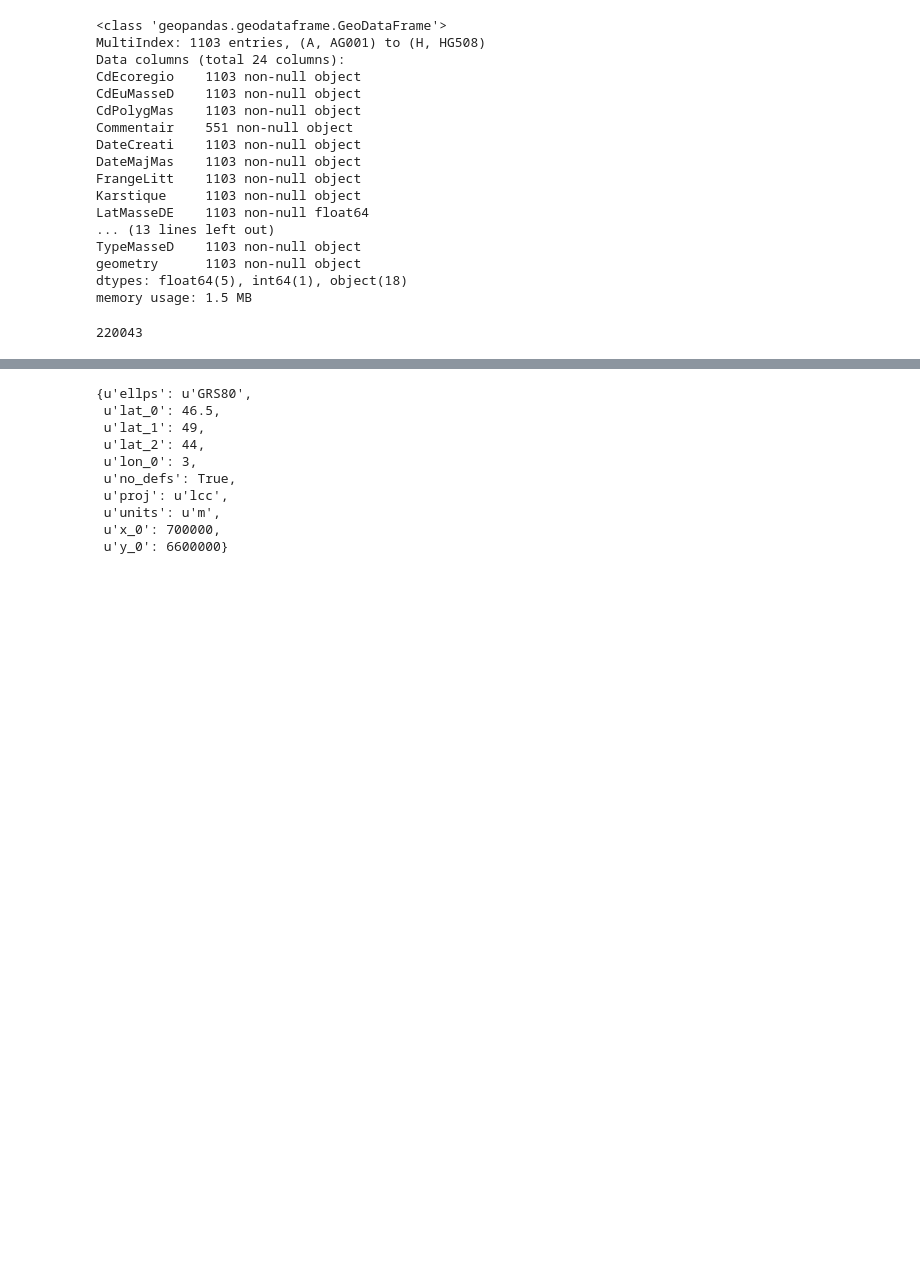
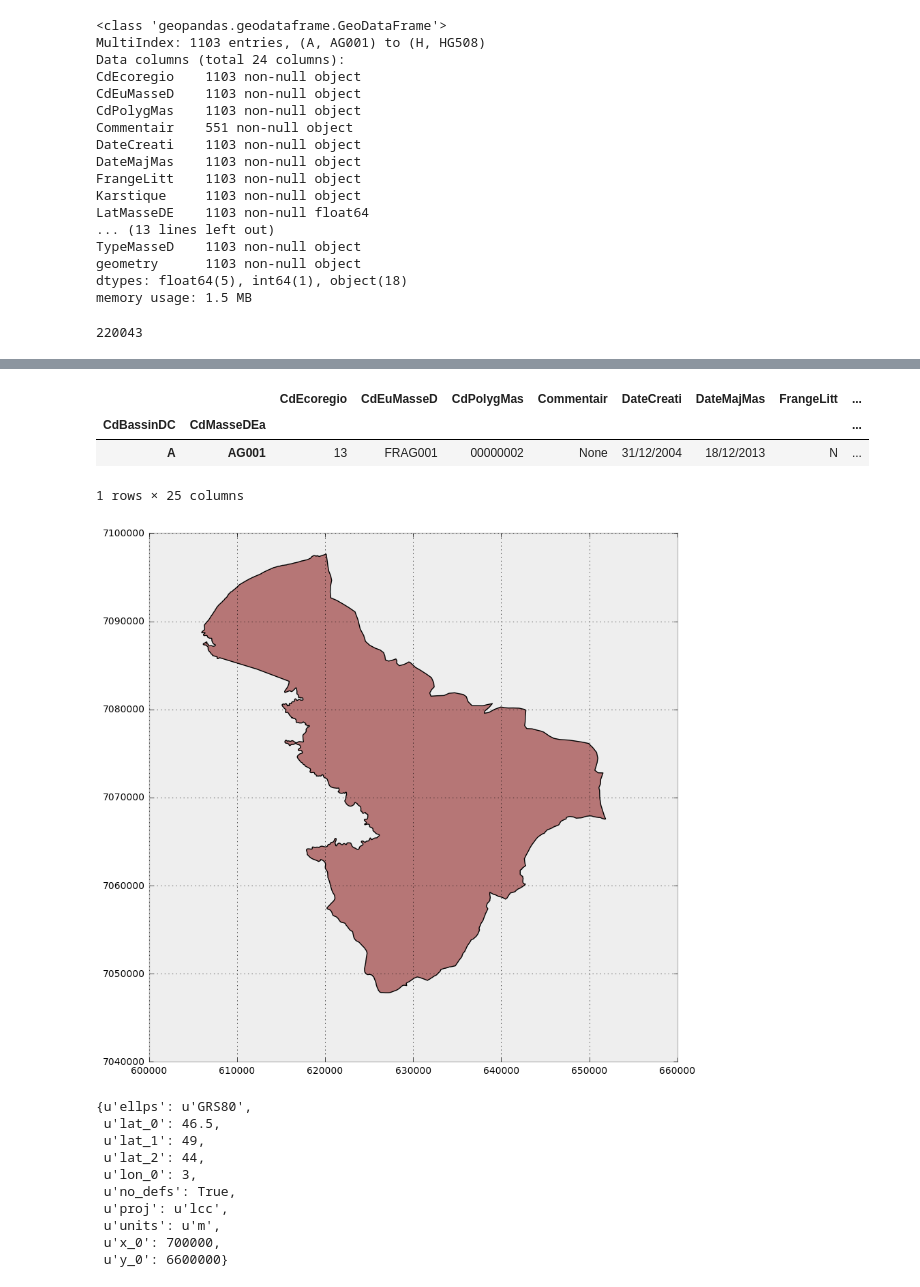
Before and after one commit to JulienParis/hydroviz, a Jupyter notebook: carto_python.ipynb, the cells around one changed output, grey strips where cells are left out. Cells and saved outputs as stored; diff of their text form; code cells hidden in the pictures; blank space fills up the shorter version.

```diff
--- a/carto_python.ipynb
+++ b/carto_python.ipynb
@@ -208,0 +308,6 @@ gdf.loc["A","AG002"]["geometry"].simplify(100, preserve_topology=True).plot()
+# %%
+# test extract and copy
+
+#gdf_waters_test_union = gp.GeoDataFrame( data=gdf_waters.loc["A","AG001"].head(1), index=gdf_waters.index, columns=gdf_waters.columns)
+gdf_waters_test_union = gp.GeoDataFrame( data=gdf_waters.loc[ slice_gdf, : ].head(1), index=None, columns=gdf_waters.columns)
+gdf_waters_test_union
@@ -209,2 +319,16 @@ gdf.loc["A","AG002"]["geometry"].simplify(100, preserve_topology=True).plot()
+# %%
+test_union = gdf_waters.loc[ slice_gdf, : ]["geometry"].unary_union
+test_union#.plot()
+
+gdf_waters_test_union.loc[ slice_gdf, : ]["geometry"] = test_union
+gdf_waters_test_union.plot()
+
+gdf_waters_test_union
+# %% [output]
+|  |  | CdEcoregio | CdEuMasseD | CdPolygMas | Commentair | DateCreati | DateMajMas | FrangeLitt | ... |
+| CdBassinDC | CdMasseDEa |  |  |  |  |  |  |  | ... |
+| A | AG001 | 13 | FRAG001 | 00000002 | None | 31/12/2004 | 18/12/2013 | N | ... |
+1 rows × 25 columns
+[figure, added]
 # %%
 # check crs
```
Also changed, not shown: parts of 38 cells of this notebook, 4 other files.
